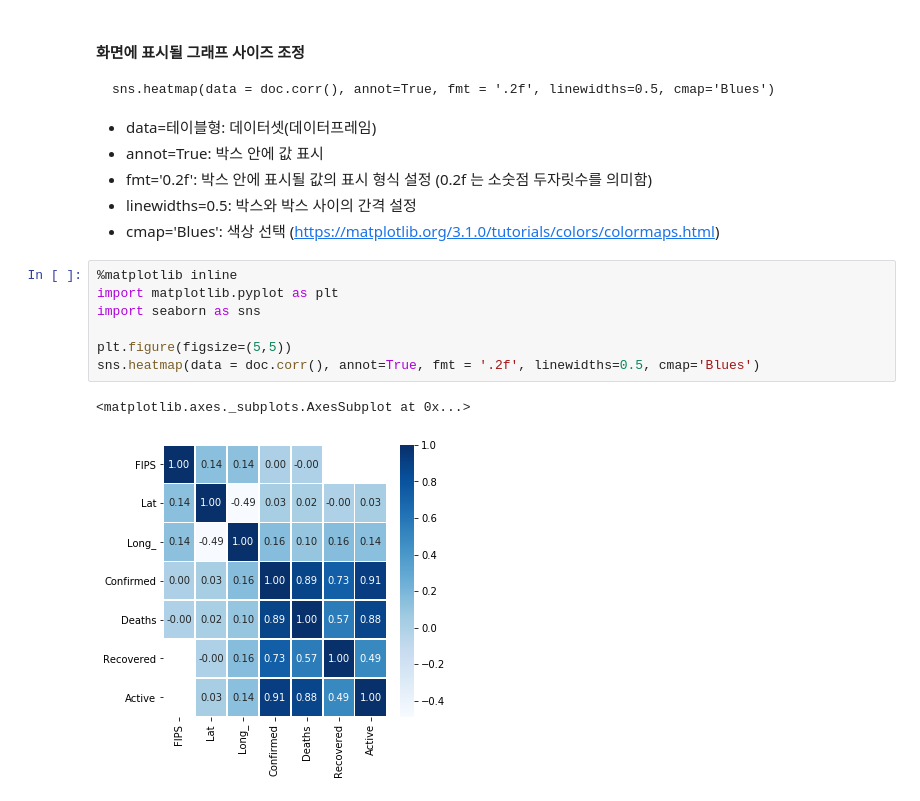
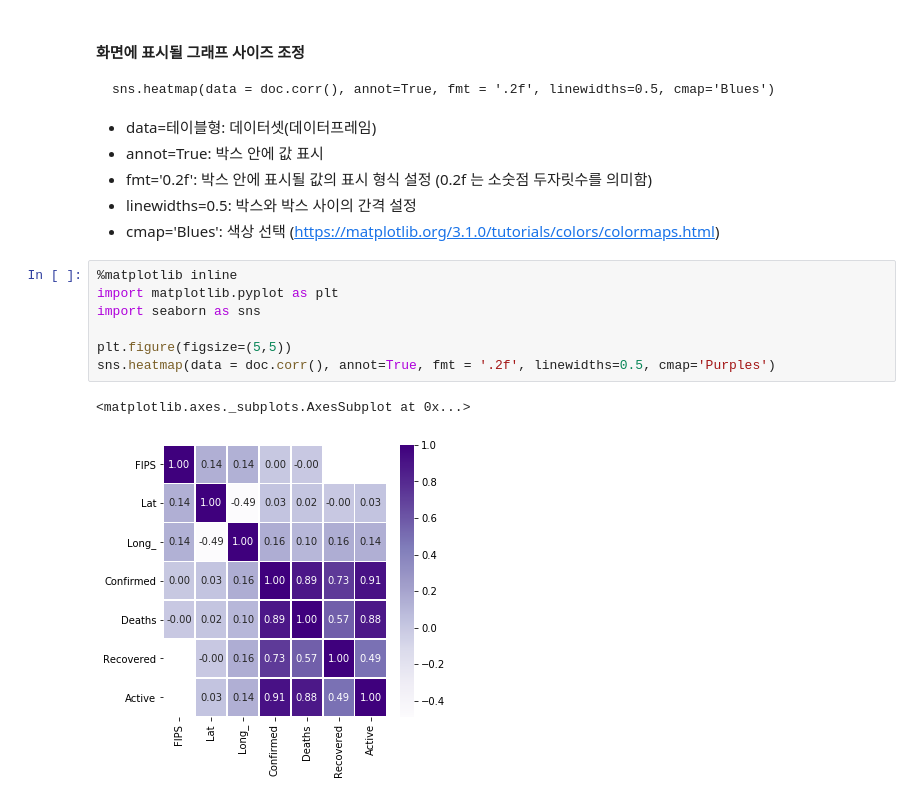
Before and after one commit to lkjs00/python_data_analysis, a Jupyter notebook: 잔재미코딩_첫데이터분석_자료_저작권유념부탁드림/pandas_eda.ipynb, the cells around one changed output. Saved outputs shown, nothing was run; the diff lists cells and outputs as text.

```diff
--- a/잔재미코딩_첫데이터분석_자료_저작권유념부탁드림/pandas_eda.ipynb
+++ b/잔재미코딩_첫데이터분석_자료_저작권유념부탁드림/pandas_eda.ipynb
@@ -238,10 +238,10 @@ sns.heatmap(data = doc.corr(), annot=True, fmt = '.2f', linewidths=0.5, cmap='Bl
 # %%
 %matplotlib inline
 import matplotlib.pyplot as plt
 import seaborn as sns
 
 plt.figure(figsize=(5,5))
-sns.heatmap(data = doc.corr(), annot=True, fmt = '.2f', linewidths=0.5, cmap='Blues')
+sns.heatmap(data = doc.corr(), annot=True, fmt = '.2f', linewidths=0.5, cmap='Purples')
 # %% [output]
 <matplotlib.axes._subplots.AxesSubplot at 0x...>
-[figure, old version]
+[figure, new version]
```
Also changed, not shown: 2 other files.
